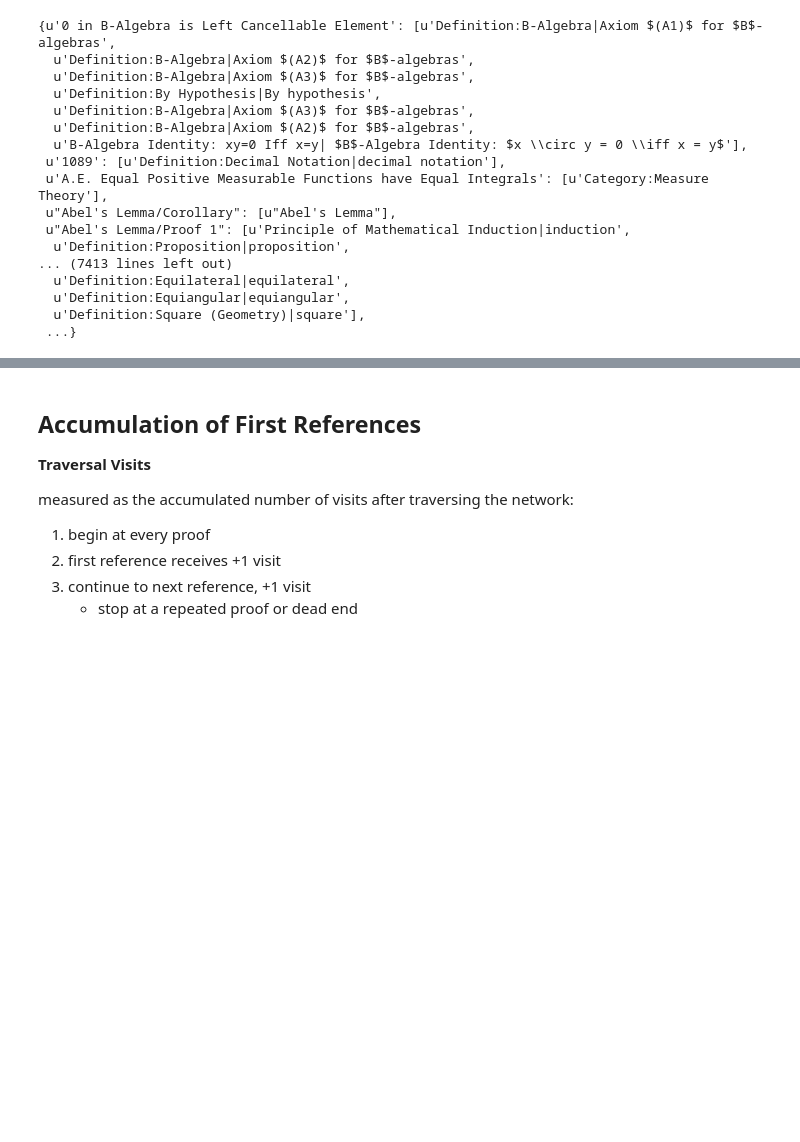
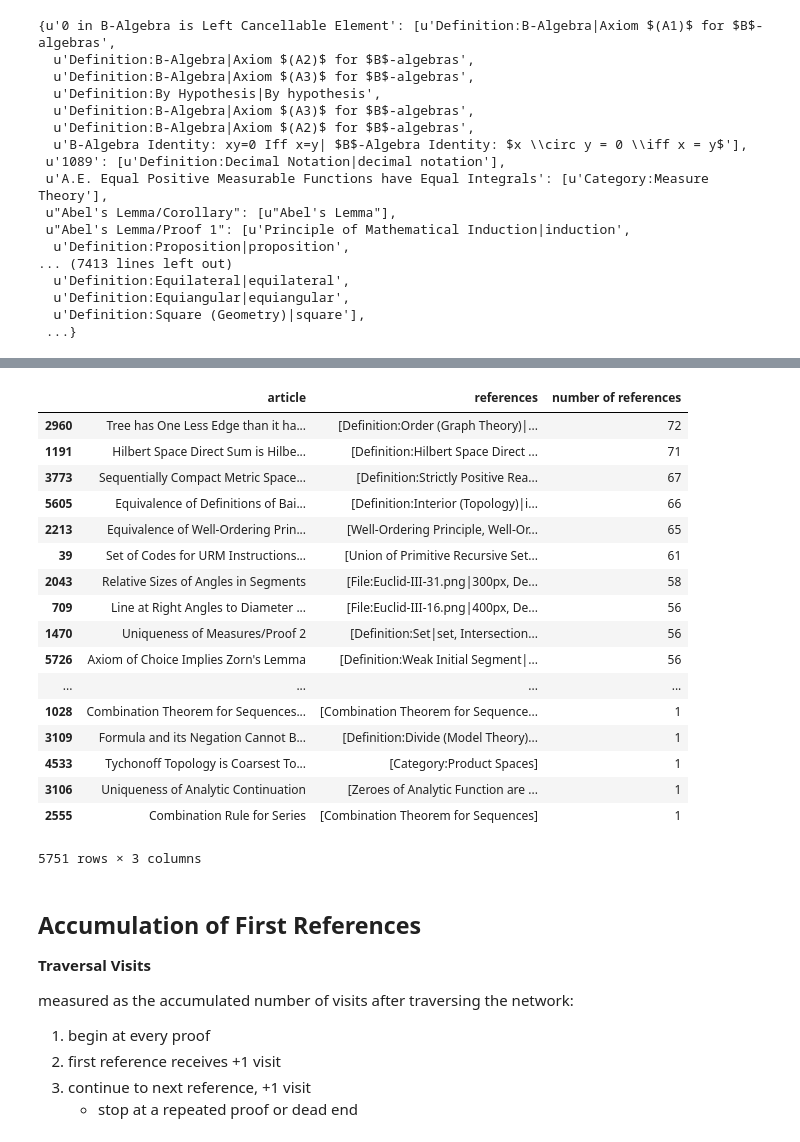
Before and after one commit to marksibrahim/math_theorems_network, a Jupyter notebook: explore_data.ipynb, the cells around one changed output, grey strips where cells are left out. Drawn from its saved outputs; the diff is of its cells as text; code cells hidden in the pictures; blank space fills up the shorter version.

```diff
--- a/explore_data.ipynb
+++ b/explore_data.ipynb
@@ -31,3 +90,24 @@ proofs_dict
+# %%
+proofs_df.sort(columns='number of references', ascending=False)
+# %% [output]
+|  | article | references | number of references |
+| 2960 | Tree has One Less Edge than it ha... | [Definition:Order (Graph Theory)|... | 72 |
+| 1191 | Hilbert Space Direct Sum is Hilbe... | [Definition:Hilbert Space Direct ... | 71 |
+| 3773 | Sequentially Compact Metric Space... | [Definition:Strictly Positive Rea... | 67 |
+| 5605 | Equivalence of Definitions of Bai... | [Definition:Interior (Topology)|i... | 66 |
+| 2213 | Equivalence of Well-Ordering Prin... | [Well-Ordering Principle, Well-Or... | 65 |
+| 39 | Set of Codes for URM Instructions... | [Union of Primitive Recursive Set... | 61 |
+| 2043 | Relative Sizes of Angles in Segments | [File:Euclid-III-31.png|300px, De... | 58 |
+| 709 | Line at Right Angles to Diameter ... | [File:Euclid-III-16.png|400px, De... | 56 |
+| 1470 | Uniqueness of Measures/Proof 2 | [Definition:Set|set, Intersection... | 56 |
+| 5726 | Axiom of Choice Implies Zorn's Lemma | [Definition:Weak Initial Segment|... | 56 |
+| ... | ... | ... | ... |
+| 1028 | Combination Theorem for Sequences... | [Combination Theorem for Sequence... | 1 |
+| 3109 | Formula and its Negation Cannot B... | [Definition:Divide (Model Theory)... | 1 |
+| 4533 | Tychonoff Topology is Coarsest To... | [Category:Product Spaces] | 1 |
+| 3106 | Uniqueness of Analytic Continuation | [Zeroes of Analytic Function are ... | 1 |
+| 2555 | Combination Rule for Series | [Combination Theorem for Sequences] | 1 |
+5751 rows × 3 columns
 # %%
 #create a network using only the first theorem used in a proof
 
```
Also changed, not shown: parts of 4 cells of this notebook, 3 other files.
